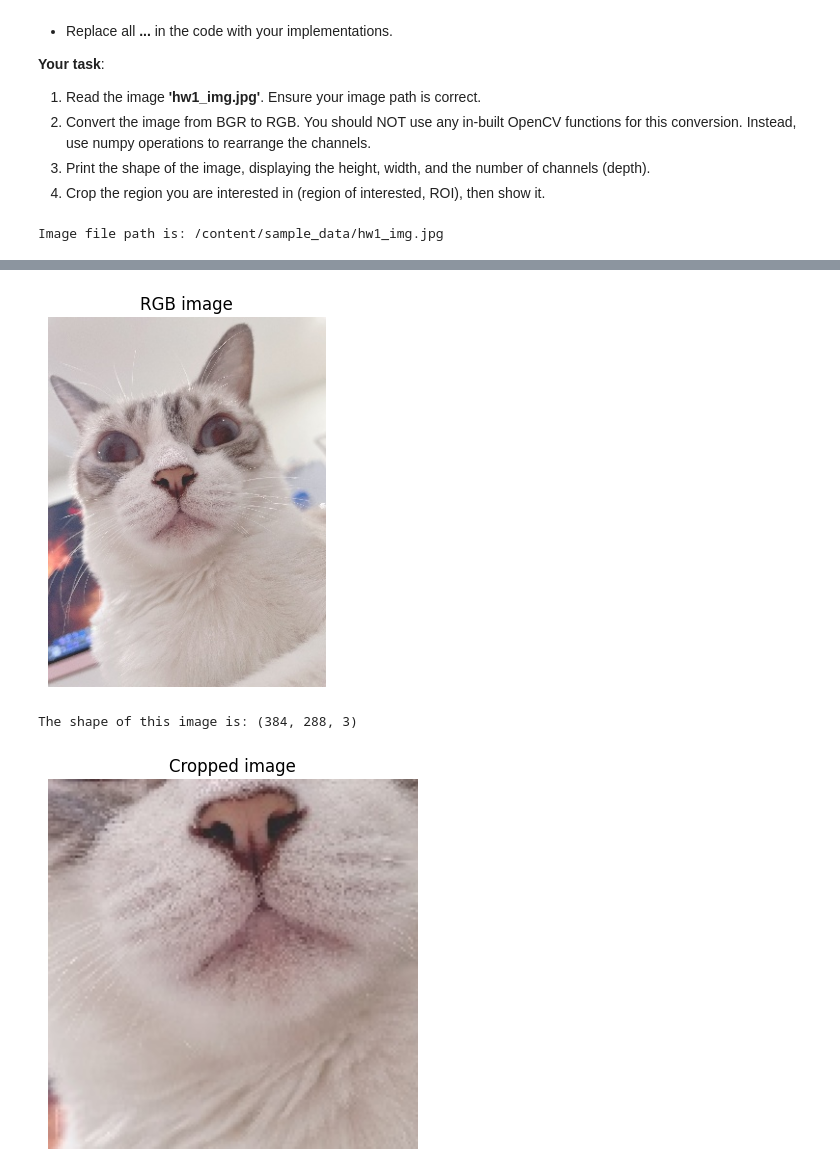
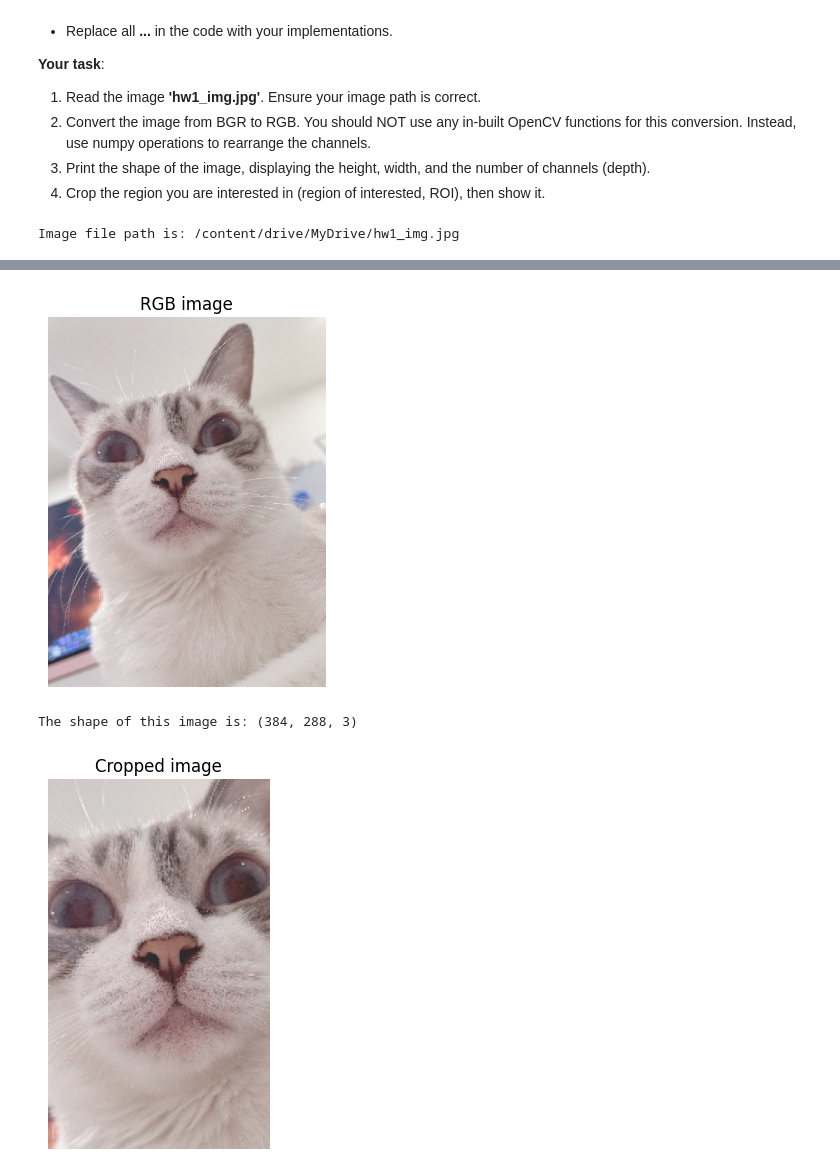
Before and after one commit to jack00929/NTHU_2023_DLBOI_HW, a Jupyter notebook: hw1.ipynb, the cells around one changed output, grey strips where cells are left out. Saved outputs shown, nothing was run; the diff lists cells and outputs as text; code cells hidden in the pictures.

```diff
--- a/hw1.ipynb
+++ b/hw1.ipynb
@@ -382,39 +382,40 @@ import cv2
 import matplotlib.pyplot as plt
 
 # Step 1: Specify the path to your image file
-image_path = '/content/sample_data/hw1_img.jpg'
+from google.colab import drive
+image_path = '/content/drive/MyDrive/hw1_img.jpg'
 
 print(f'Image file path is: {image_path}')
 
 # Read the image using cv2
 img = cv2.imread(image_path)
 
 # Display the BGR image
 plt.imshow(img)
 plt.title('BGR image')
 plt.axis('off')
 plt.show()
 
 # Step 2: Convert the BGR image to RGB using numpy
 image_rgb = img[...,[2,1,0]]
 
 # Display the RGB image
 plt.imshow(image_rgb)
 plt.title('RGB image')
 plt.axis('off')
 plt.show()
 
 # Step 3: Print the shape of the RGB image
 print(f'The shape of this image is: {img.shape}')
 
 # Step 4 Display the cropped image.
-plt.imshow(image_rgb[150:300,50:200])
+plt.imshow(image_rgb[50:300, 50:200])
 plt.title('Cropped image')
 plt.axis('off')
 plt.show()
 # %% [output]
-Image file path is: /content/sample_data/hw1_img.jpg
+Image file path is: /content/drive/MyDrive/hw1_img.jpg
 [figure]
 [figure]
 The shape of this image is: (384, 288, 3)
-[figure, old version]
+[figure, new version]
```
